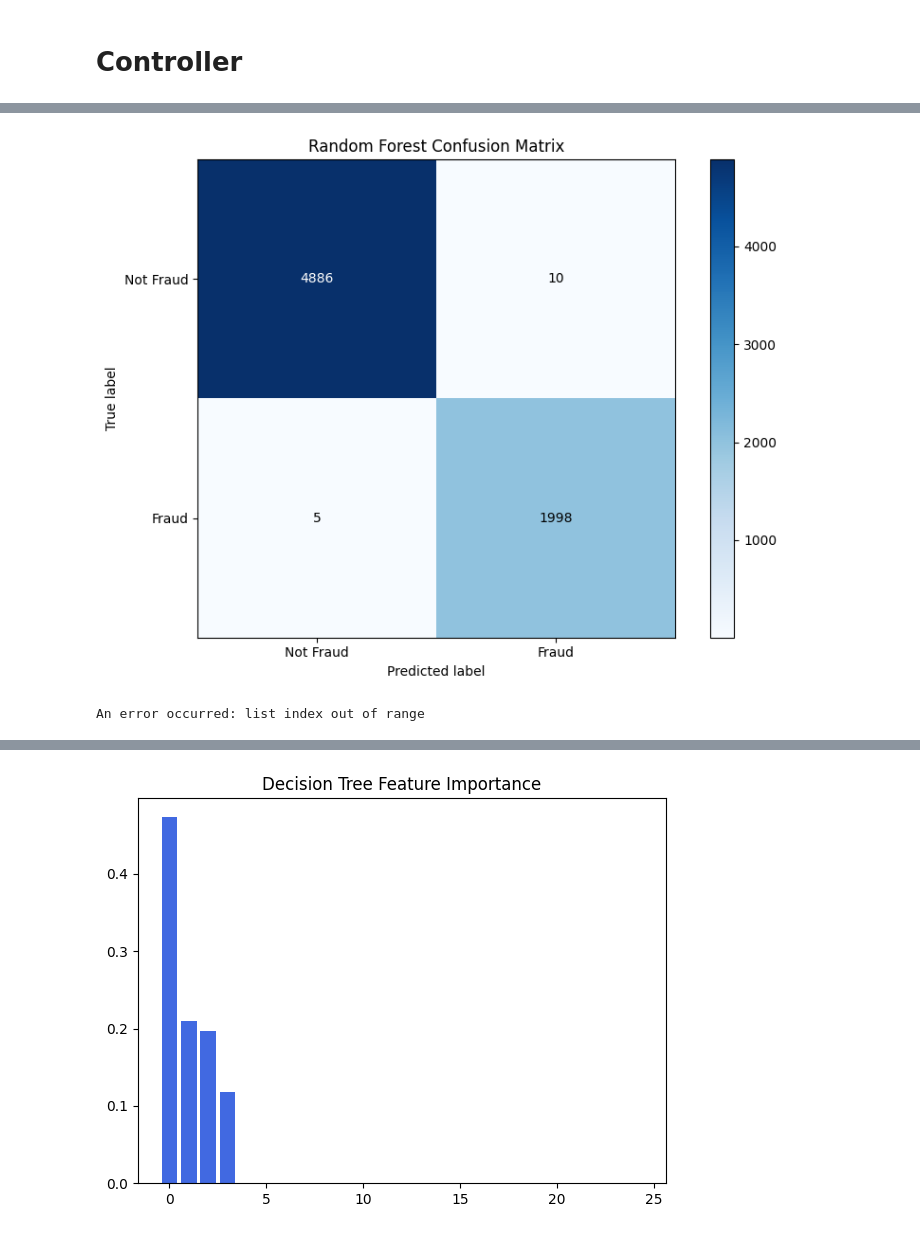
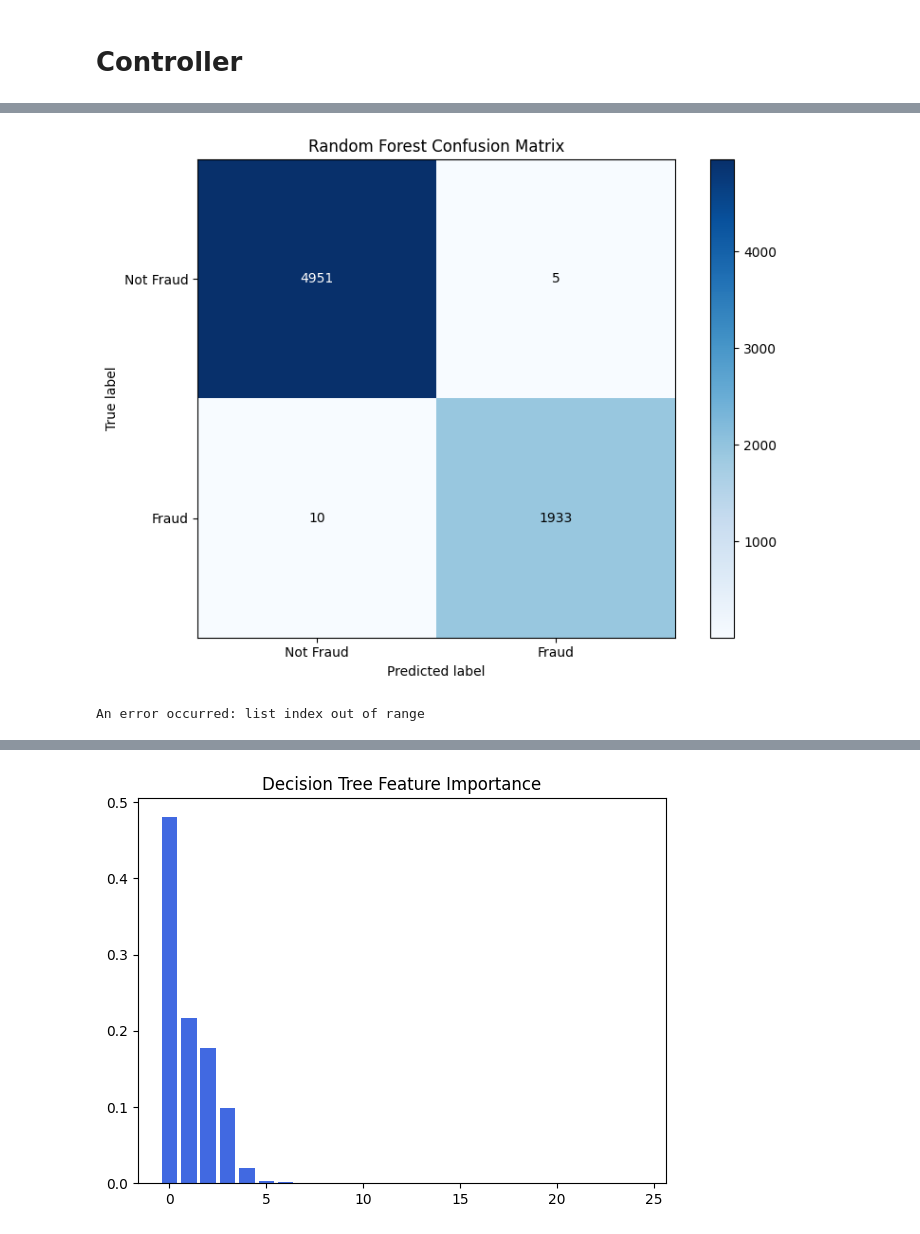
Before and after one commit to AkmaLeyzal/FraudDetectionForFinancialTransaction, a Jupyter notebook: Project_Artificial_Intellegence.ipynb, the cells around one changed output, grey strips where cells are left out. Cells and saved outputs as stored; diff of their text form; code cells hidden in the pictures.

```diff
--- a/Project_Artificial_Intellegence.ipynb
+++ b/Project_Artificial_Intellegence.ipynb
@@ -634,10 +663,10 @@ def sampling_dataset(df, sample_size):
 try:
     print("Loading data...")
     df = pd.read_csv('PS_20174392719_1491204439457_log.csv')
-    df = sampling_dataset(df, 30000)
+    df = sampling_dataset(df, 60_000)
 
     print("\nPreprocessing data...")
-    X, y = preprocess_data(df, sampling_strategy='combine', use_feature_engineering=True)
+    X, y = preprocess_data(df, sampling_strategy='smote', use_feature_engineering=True)
 
     print("\nSplitting data...")
     indices = np.random.permutation(len(X))
@@ -655,7 +684,7 @@ try:
 
     print("\nTraining Random Forest...")
     rf = RandomForest(
-        n_estimators=20,
+        n_estimators=100,
         max_depth=5,
         min_samples_split=5,
         max_features='sqrt',
@@ -665,10 +694,10 @@ try:
     rf_pred = rf.predict(X_test)
 
     with open('decision_tree_model.pkl', 'wb') as f:
-        pickle.dump(dt, f)
+        dill.dump(dt, f)
 
     with open('random_forest_model.pkl', 'wb') as f:
-        pickle.dump(rf, f)
+        dill.dump(rf, f)
 
     print("\nModel Evaluation Results:")
     print("\nDecision Tree:")
@@ -699,7 +728,7 @@ try:
     ).columns)
 
     with open('feature_names.pkl', 'wb') as f:
-        pickle.dump(feature_names, f)
+        dill.dump(feature_names, f)
 
     plt.figure(figsize=(15, 5))
 
@@ -737,5 +766,5 @@ g_mean: 0.9977
 [figure]
 [figure]
-[figure, old version]
+[figure, new version]
 An error occurred: list index out of range
 Traceback (most recent call last):
@@ -745,4 +774,4 @@ Traceback (most recent call last):
     [feature_names[i] for i in indices],
      ~~~~~~~~~~~~~^^^
 IndexError: list index out of range
-[figure, old version]
+[figure, new version]
```
Also changed, not shown: parts of 4 cells of this notebook, 9 other files.
